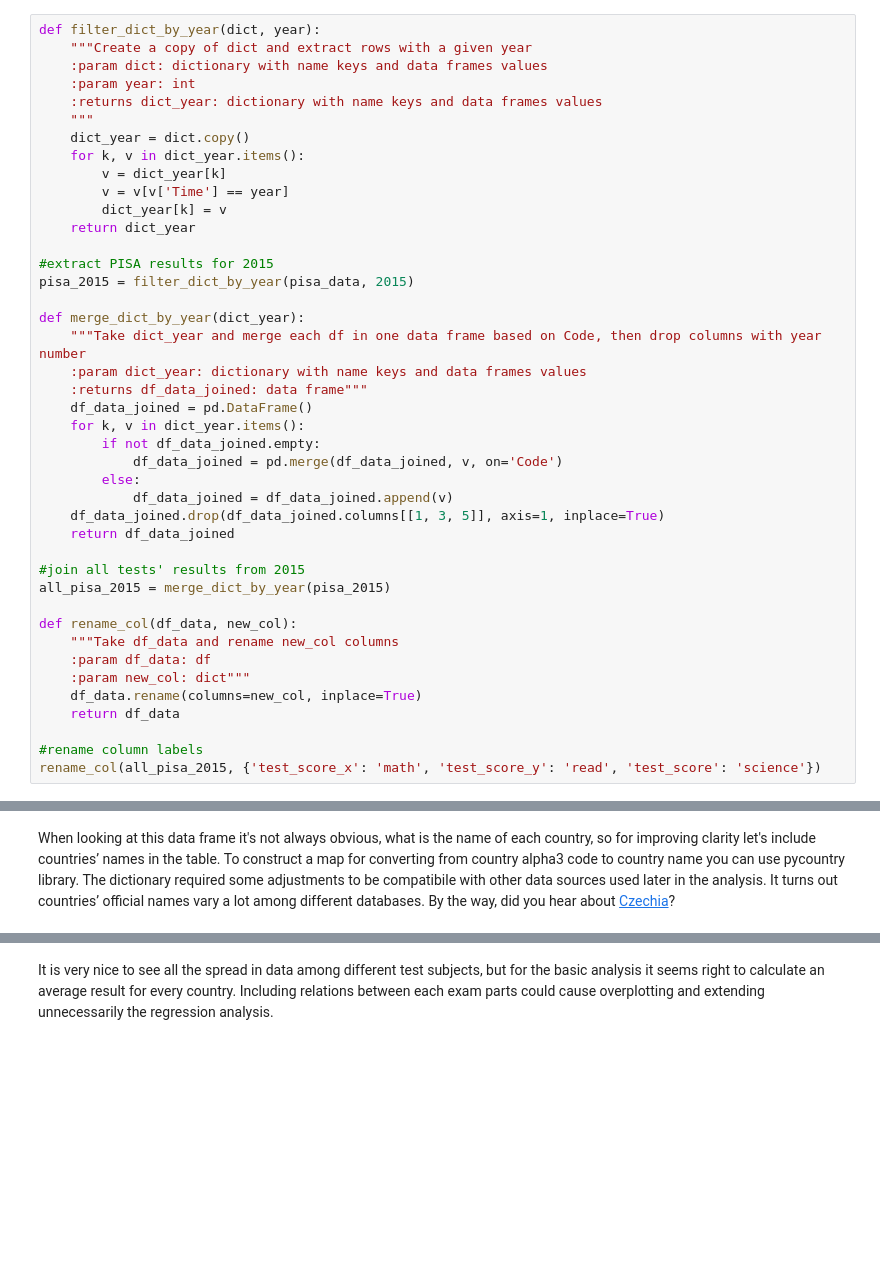
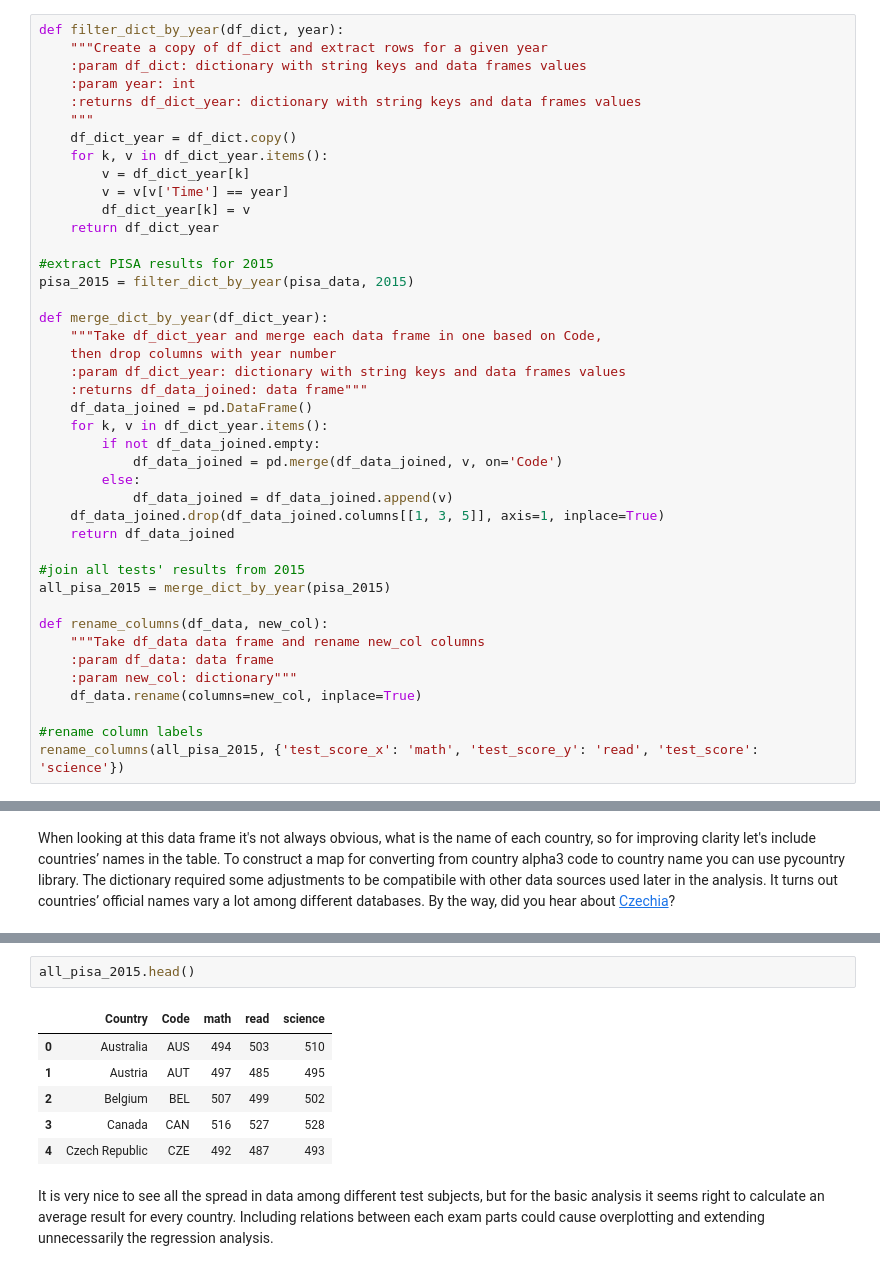
Before and after one commit to mklajnerok/PISA, a Jupyter notebook: notebooks/pisa_project_part1.ipynb, the cells around one changed output, grey strips where cells are left out. Drawn from its saved outputs; the diff is of its cells as text; blank space fills up the shorter version.

```diff
--- a/notebooks/pisa_project_part1.ipynb
+++ b/notebooks/pisa_project_part1.ipynb
@@ -96,28 +110,29 @@ rename_dict_col(pisa_data, {'LOCATION': 'Code', 'Value': 'test_score', 'TIME': '
 # %% [markdown]
 The latest PISA results were collected in year 2015, so we can use a filter to exctract those rows. In the next step we will get rid of dictionary form, because we reduced significantly the amount of data. We can now merge all the data frames in one, so we have results for math, reading and science for each country in a signle row.
 # %%
-def filter_dict_by_year(dict, year):
-    """Create a copy of dict and extract rows with a given year
-    :param dict: dictionary with name keys and data frames values
+def filter_dict_by_year(df_dict, year):
+    """Create a copy of df_dict and extract rows for a given year
+    :param df_dict: dictionary with string keys and data frames values
     :param year: int
-    :returns dict_year: dictionary with name keys and data frames values
+    :returns df_dict_year: dictionary with string keys and data frames values
     """
-    dict_year = dict.copy()
-    for k, v in dict_year.items():
-        v = dict_year[k]
+    df_dict_year = df_dict.copy()
+    for k, v in df_dict_year.items():
+        v = df_dict_year[k]
         v = v[v['Time'] == year]
-        dict_year[k] = v
-    return dict_year
+        df_dict_year[k] = v
+    return df_dict_year
 
 #extract PISA results for 2015
 pisa_2015 = filter_dict_by_year(pisa_data, 2015)
 
-def merge_dict_by_year(dict_year):
-    """Take dict_year and merge each df in one data frame based on Code, then drop columns with year number
-    :param dict_year: dictionary with name keys and data frames values
+def merge_dict_by_year(df_dict_year):
+    """Take df_dict_year and merge each data frame in one based on Code,
+    then drop columns with year number
+    :param df_dict_year: dictionary with string keys and data frames values
     :returns df_data_joined: data frame"""
     df_data_joined = pd.DataFrame()
-    for k, v in dict_year.items():
+    for k, v in df_dict_year.items():
         if not df_data_joined.empty:
             df_data_joined = pd.merge(df_data_joined, v, on='Code')
         else:
@@ -128,12 +143,11 @@ def merge_dict_by_year(dict_year):
 #join all tests' results from 2015
 all_pisa_2015 = merge_dict_by_year(pisa_2015)
 
-def rename_col(df_data, new_col):
-    """Take df_data and rename new_col columns
-    :param df_data: df
-    :param new_col: dict"""
+def rename_columns(df_data, new_col):
+    """Take df_data data frame and rename new_col columns
+    :param df_data: data frame
+    :param new_col: dictionary"""
     df_data.rename(columns=new_col, inplace=True)
-    return df_data
 
 #rename column labels
-rename_col(all_pisa_2015, {'test_score_x': 'math', 'test_score_y': 'read', 'test_score': 'science'})
+rename_columns(all_pisa_2015, {'test_score_x': 'math', 'test_score_y': 'read', 'test_score': 'science'})
@@ -211,3 +197,12 @@ add_country_col(all_pisa_2015, code_name_map)
+# %%
+all_pisa_2015.head()
+# %% [output]
+|  | Country | Code | math | read | science |
+| 0 | Australia | AUS | 494 | 503 | 510 |
+| 1 | Austria | AUT | 497 | 485 | 495 |
+| 2 | Belgium | BEL | 507 | 499 | 502 |
+| 3 | Canada | CAN | 516 | 527 | 528 |
+| 4 | Czech Republic | CZE | 492 | 487 | 493 |
 # %% [markdown]
 It is very nice to see all the spread in data among different test subjects, but for the basic analysis it seems right to calculate an average result for every country. Including relations between each exam parts could cause overplotting and extending unnecessarily the regression analysis.
 # %%
```
Also changed, not shown: parts of 14 cells of this notebook, 2 other files.
